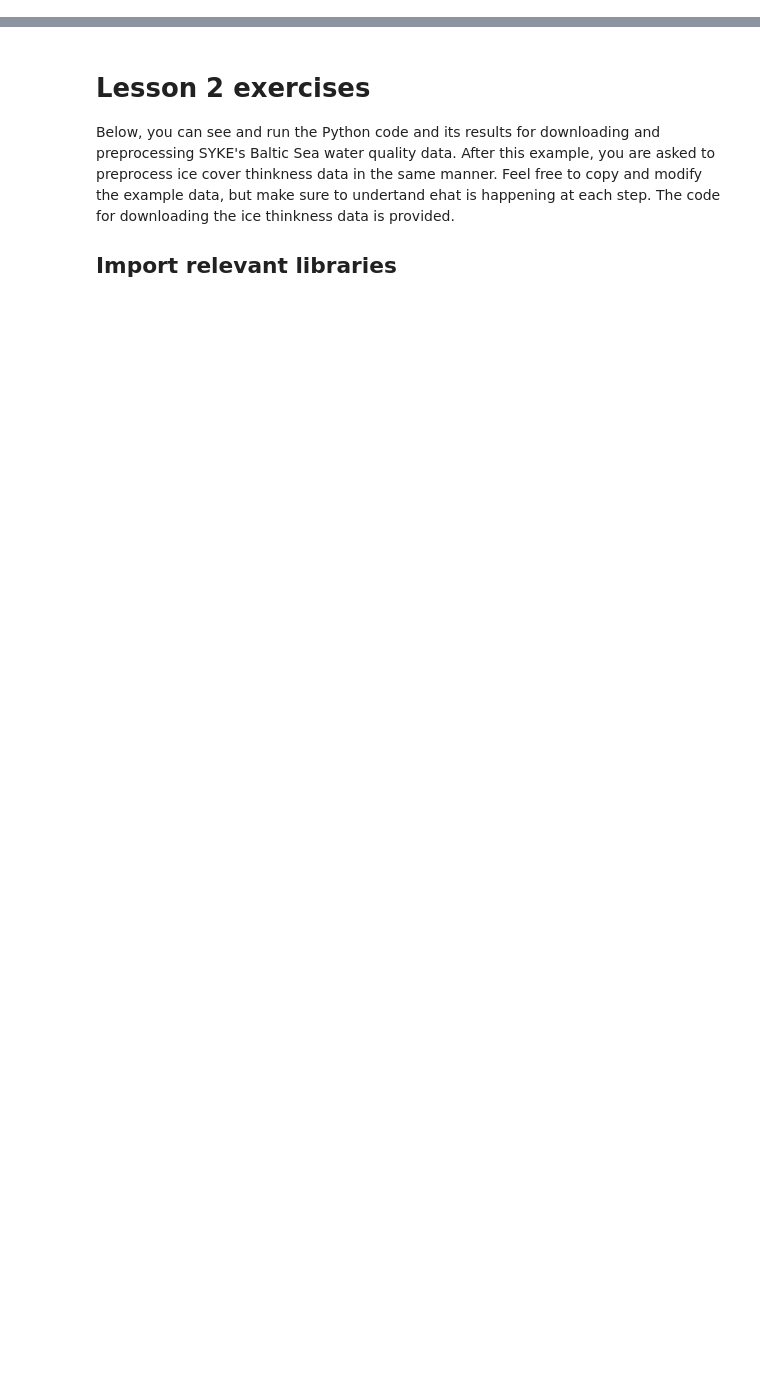
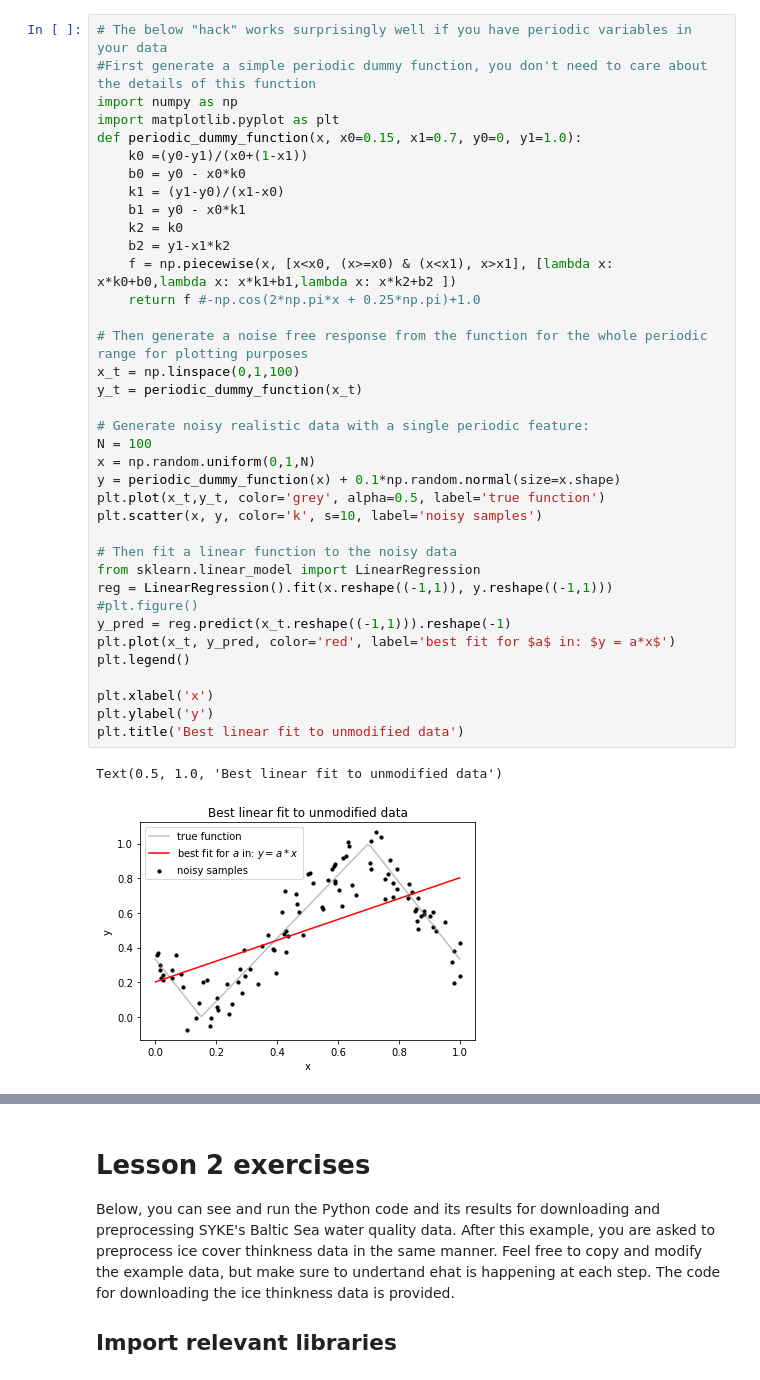
Before and after one commit to esiivola/syke-machine-learning-course, a Jupyter notebook: Lesson1-2.ipynb, the cells around one changed output, grey strips where cells are left out. Saved outputs shown, nothing was run; the diff lists cells and outputs as text; blank space fills up the shorter version.

```diff
--- a/ML-course.ipynb
+++ b/Lesson1-2.ipynb
@@ -244,0 +166,40 @@ The below image illustrates 5 fold cross validation ($K=5$)
+# %%
+# The below "hack" works surprisingly well if you have periodic variables in your data
+#First generate a simple periodic dummy function, you don't need to care about the details of this function
+import numpy as np
+import matplotlib.pyplot as plt
+def periodic_dummy_function(x, x0=0.15, x1=0.7, y0=0, y1=1.0):
+    k0 =(y0-y1)/(x0+(1-x1))
+    b0 = y0 - x0*k0
+    k1 = (y1-y0)/(x1-x0)
+    b1 = y0 - x0*k1
+    k2 = k0
+    b2 = y1-x1*k2
+    f = np.piecewise(x, [x<x0, (x>=x0) & (x<x1), x>x1], [lambda x: x*k0+b0,lambda x: x*k1+b1,lambda x: x*k2+b2 ])
+    return f #-np.cos(2*np.pi*x + 0.25*np.pi)+1.0
+
+# Then generate a noise free response from the function for the whole periodic range for plotting purposes
+x_t = np.linspace(0,1,100)
+y_t = periodic_dummy_function(x_t)
+
+# Generate noisy realistic data with a single periodic feature:
+N = 100
+x = np.random.uniform(0,1,N)
+y = periodic_dummy_function(x) + 0.1*np.random.normal(size=x.shape)
+plt.plot(x_t,y_t, color='grey', alpha=0.5, label='true function')
+plt.scatter(x, y, color='k', s=10, label='noisy samples')
+
+# Then fit a linear function to the noisy data
+from sklearn.linear_model import LinearRegression
+reg = LinearRegression().fit(x.reshape((-1,1)), y.reshape((-1,1)))
+#plt.figure()
+y_pred = reg.predict(x_t.reshape((-1,1))).reshape(-1)
+plt.plot(x_t, y_pred, color='red', label='best fit for $a$ in: $y = a*x$')
+plt.legend()
+
+plt.xlabel('x')
+plt.ylabel('y')
+plt.title('Best linear fit to unmodified data')
+# %% [output]
+Text(0.5, 1.0, 'Best linear fit to unmodified data')
+[figure, added]
```
Also changed, not shown: parts of 34 cells of this notebook, 1 other file.
